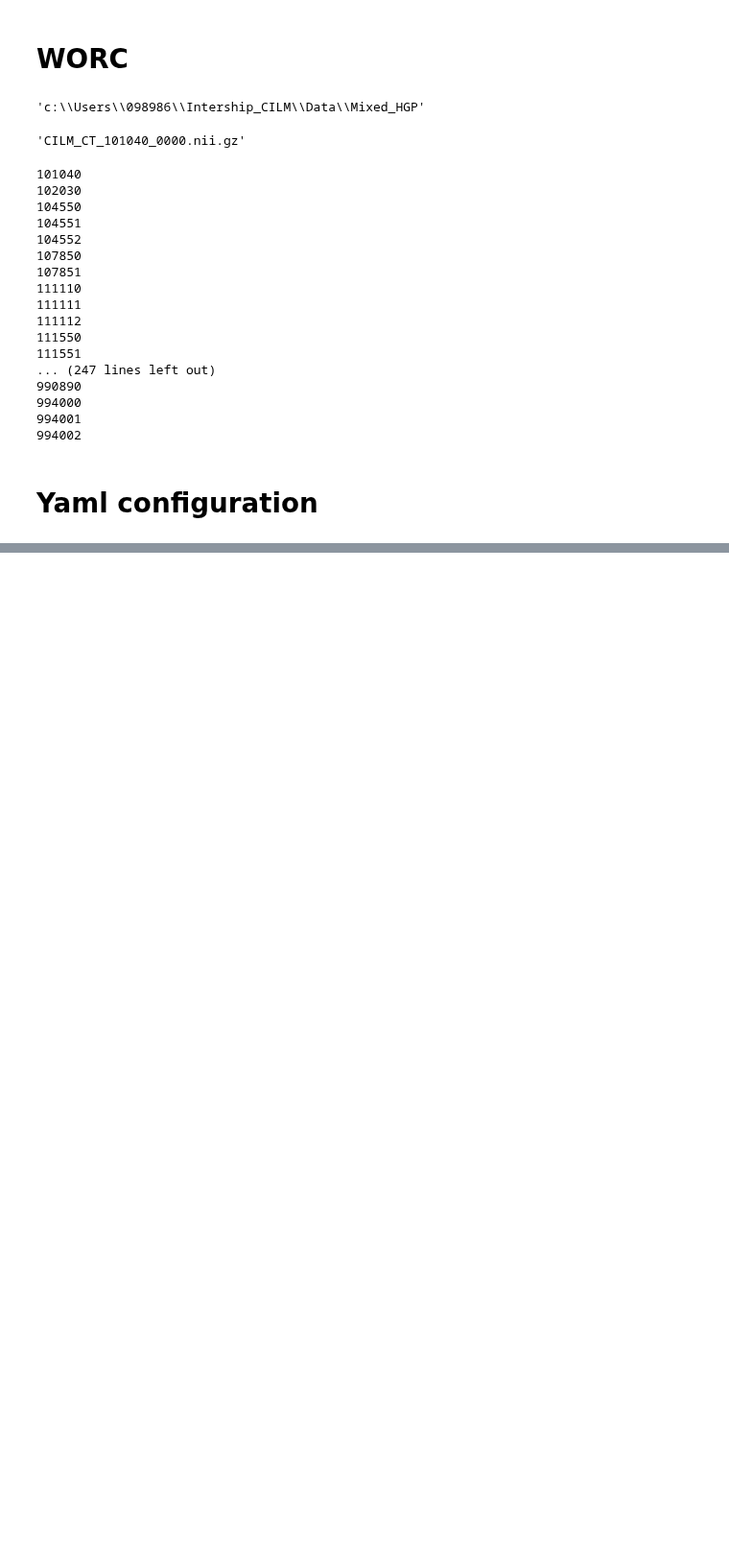
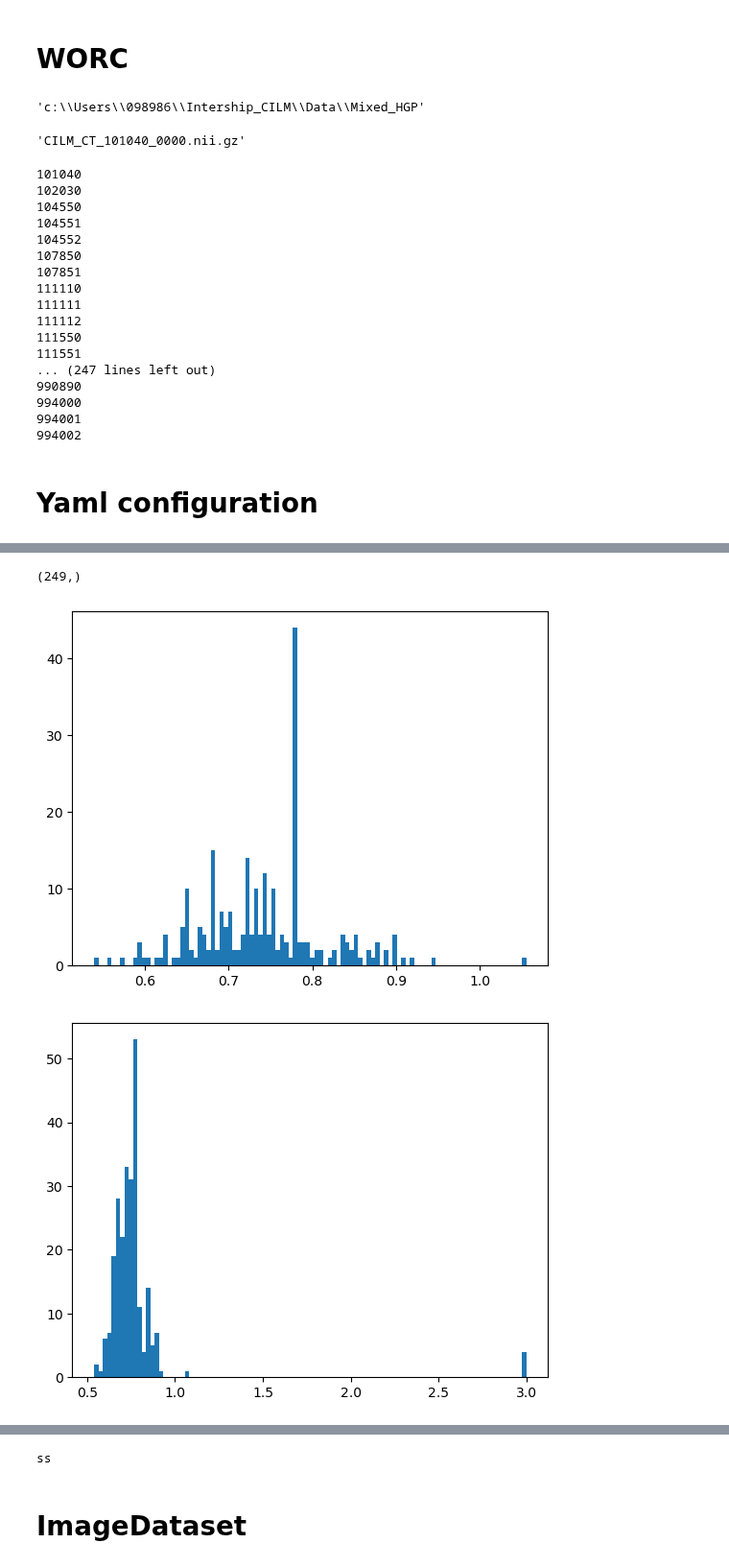
Before and after one commit to BaconDavid/CRLM_Internship_Project, a Jupyter notebook: Jupyter_Test/Data_stuff.ipynb, the cells around one changed output, grey strips where cells are left out. Shown at 96% size. Drawn from its saved outputs; the diff is of its cells as text; code cells hidden in the pictures; blank space fills up the shorter version.

```diff
--- a/Jupyter_Test/Data_stuff.ipynb
+++ b/Jupyter_Test/Data_stuff.ipynb
@@ -787,0 +829,52 @@ import yaml
+# %%
+import pandas as pd
+HGP_scans = pd.read_csv('../../Data/Mixed_HGP/True_Label/scans_used_all_info.csv')
+import pandas as pd
+
+# 假设你已经有了一个名为 df 的DataFrame，其中包含你的数据
+# 例如，df = pd.read_csv('your_file.csv')
+
+# 对特定列（假设列名为 'ID'）进行分组，并创建一个新列
+HGP_scans['exps'] = HGP_scans.groupby('Experiment').cumcount()
+
+# 然后将这个数字添加到原始ID上
+HGP_scans['exps'] = HGP_scans['Experiment'].astype(str) + HGP_scans['exps'].astype(str)
+
+# 查看结果
+# %% [output]
+(249,)
+# %%
+import matplotlib.pyplot as plt
+import numpy as np
+def get_spacing_distribution(data_path,method='median'):
+    """
+    data_path:data_path only incluede *nii.gz files
+    """
+
+    spacing_x, spacing_y, spacing_z = [], [], []
+    data_lst = os.listdir(data_path)
+    data_lst = [data for data in data_lst if data.endswith('.nii.gz')]
+
+    for data in data_lst:
+        data = sitk.ReadImage(os.path.join(data_path, data))
+        data_spacing = data.GetSpacing()
+        spacing_x.append(data_spacing[0])
+        spacing_y.append(data_spacing[1])
+        spacing_z.append(data_spacing[2])
+
+    plt.hist(spacing_x, bins=100)
+    plt.show()
+    plt.hist(spacing_y, bins=100)
+    plt.show()
+    plt.hist(spacing_z, bins=100)
+    plt.show()
+    print('ss')
+    spacing_x, spacing_y, spacing_z = np.array(spacing_x), np.array(spacing_y), np.array(spacing_z)
+    spacing_x, spacing_y, spacing_z = getattr(np, method)(spacing_x), getattr(np, method)(spacing_y), getattr(np, method)(spacing_z)
+
+    return spacing_x, spacing_y, spacing_z
+# %%
+spacing_x,spacing_y,spacing_z = get_spacing_distribution('../../Data/Mixed_HGP/Mixed_HGP/')
+# %% [output]
+[figure, added]
+[figure, added]
@@ -787,0 +882,3 @@ import yaml
+ss
+# %% [markdown]
+# ImageDataset
```
Also changed, not shown: parts of 26 cells of this notebook, 21 other files.
